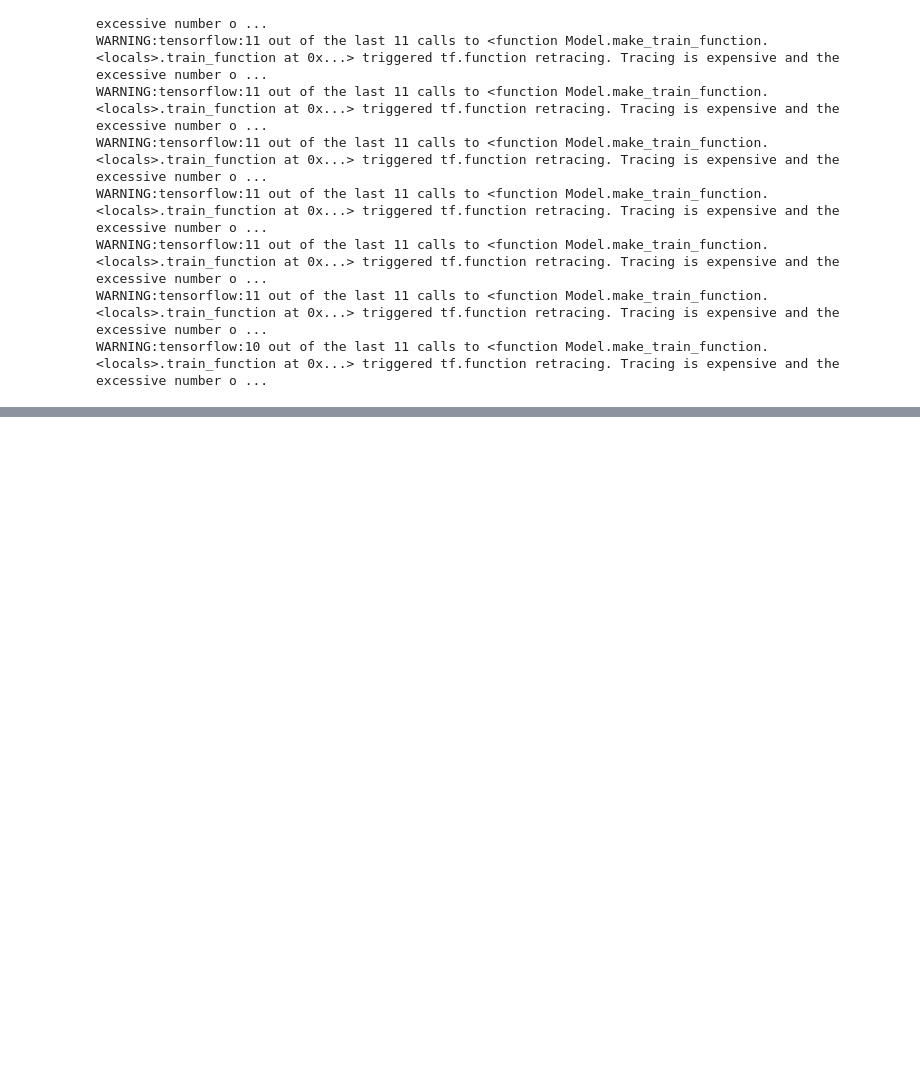
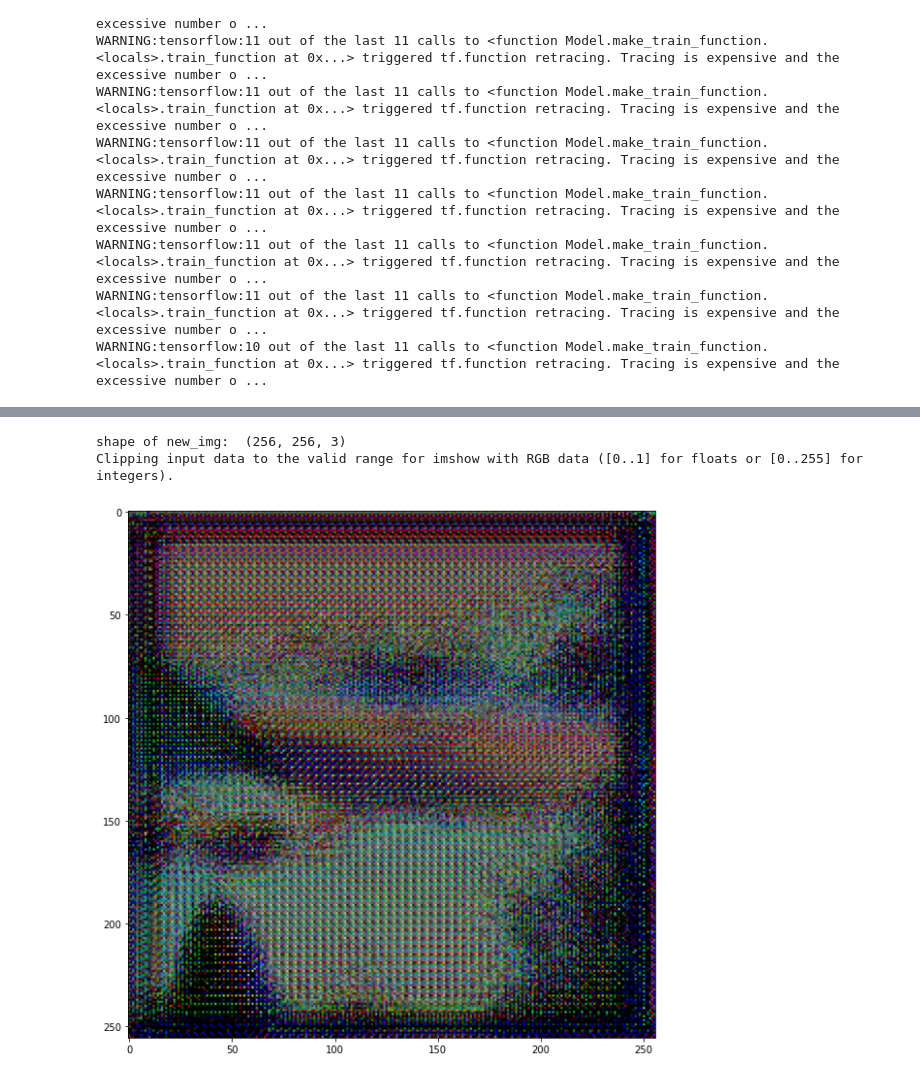
Before and after one commit to FredAnderssen/bobross, a Jupyter notebook: cyclegan.ipynb, the cells around one changed output, grey strips where cells are left out. Drawn from its saved outputs; the diff is of its cells as text; code cells hidden in the pictures; blank space fills up the shorter version.

```diff
--- a/cyclegan.ipynb
+++ b/cyclegan.ipynb
@@ -499,0 +514,18 @@ Gx2y.predict()
+# %%
+# Generated image with 1 epoch on 1 batch with 2 pictures
+img = cv.imread("./data/landscape_pictures/X/00000000_(3).jpg")
+new_img = cv.resize(img, (256, 256))
+new_img = new_img.astype(np.float32)
+new_img /= 255.
+new_img = (new_img + 1) / 2.0
+print("shape of new_img: ", new_img.shape)
+new_img = new_img.reshape((1, 256, 256, 3))
+generated_test_image = Gx2y.predict(new_img)
+new_img_bgr = cv.cvtColor(generated_test_image.reshape((256,256,3)), cv.COLOR_RGB2BGR)
+figure = plt.figure(figsize=(10,10))
+plt.imshow(new_img_bgr)
+plt.show()
+# %% [output]
+shape of new_img:  (256, 256, 3)
+Clipping input data to the valid range for imshow with RGB data ([0..1] for floats or [0..255] for integers).
+[figure, added]
```
Also changed, not shown: parts of 2 cells of this notebook.
